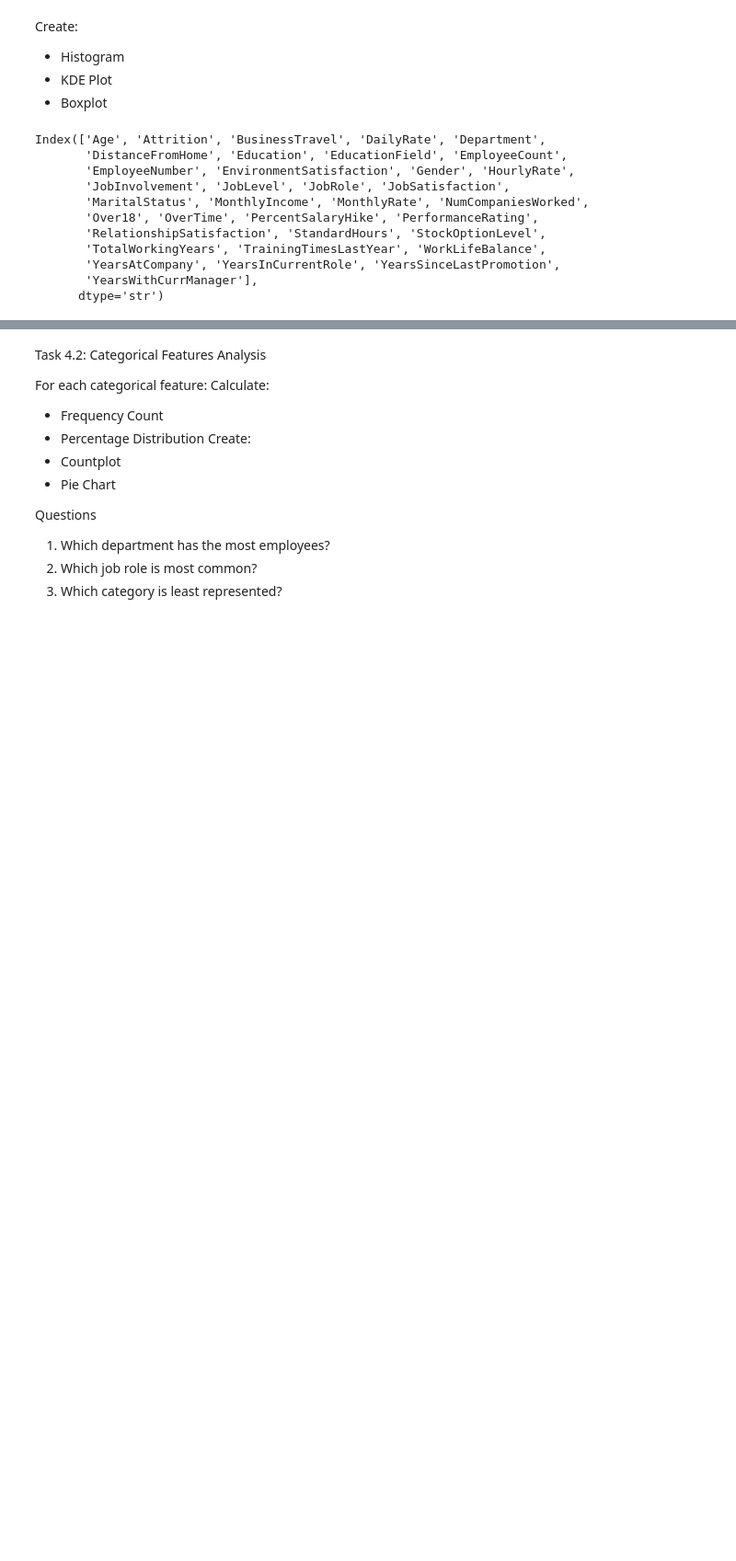
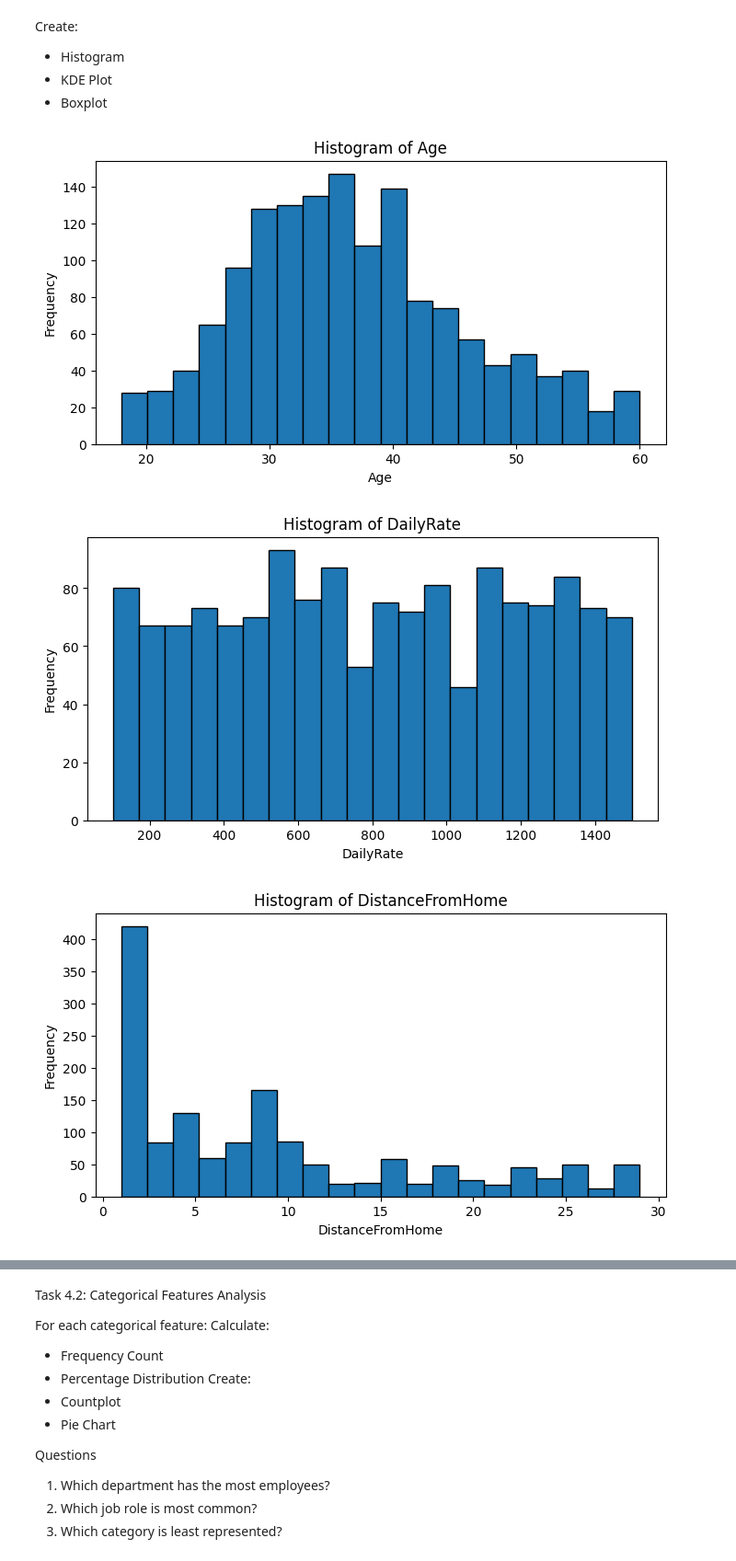
Before and after one commit to Devendrakumawat8089/ML, a Jupyter notebook: Advance Python 3/Assignment.ipynb, the cells around one changed output, grey strips where cells are left out. Shown at 92% size. Saved outputs shown, nothing was run; the diff lists cells and outputs as text; code cells hidden in the pictures; blank space fills up the shorter version.

```diff
--- a/Advance Python 3/Assignment.ipynb
+++ b/Advance Python 3/Assignment.ipynb
@@ -575,23 +579,11 @@ median_df[num_cols]
 # %% [markdown]
 mode for Categorical Columns
 # %%
-# mode_df = df.copy()
+mode_df = df.copy()
 
-# cat_cols = mode_df.select_dtypes(include=['object', 'category']).columns
+cat_cols = mode_df.select_dtypes(include=['object', 'category']).columns
 
-# for col in cat_cols:
-#     mode_df[col] = mode_df[col].fillna(mode_df[col].mode()[0])
-# print(mode_df[col])
-
-from sklearn.impute import SimpleImputer
-
-mode_imputer = SimpleImputer(
-    strategy='most_frequent'
-)
-
-df_mode = df.copy()
-
-df_mode[categorical_cols] = mode_imputer.fit_transform(
-    df_mode[categorical_cols]
-)
+for col in cat_cols:
+    mode_df[col] = mode_df[col].fillna(mode_df[col].mode()[0])
+print(mode_df[col])
 # %% [output]
@@ -695,17 +719,28 @@ Create:
 * Histogram
 * KDE Plot
 * Boxplot
-# %%
-df.columns
-# %% [output]
-Index(['Age', 'Attrition', 'BusinessTravel', 'DailyRate', 'Department',
-       'DistanceFromHome', 'Education', 'EducationField', 'EmployeeCount',
-       'EmployeeNumber', 'EnvironmentSatisfaction', 'Gender', 'HourlyRate',
-       'JobInvolvement', 'JobLevel', 'JobRole', 'JobSatisfaction',
-       'MaritalStatus', 'MonthlyIncome', 'MonthlyRate', 'NumCompaniesWorked',
-       'Over18', 'OverTime', 'PercentSalaryHike', 'PerformanceRating',
-       'RelationshipSatisfaction', 'StandardHours', 'StockOptionLevel',
-       'TotalWorkingYears', 'TrainingTimesLastYear', 'WorkLifeBalance',
-       'YearsAtCompany', 'YearsInCurrentRole', 'YearsSinceLastPromotion',
-       'YearsWithCurrManager'],
-      dtype='str')
+# %%
+# df.columns
+
+import matplotlib.pyplot as plt
+import seaborn as sns
+
+for col in numerical_cols:
+
+    plt.figure(figsize=(8,4))
+
+    plt.hist(
+        df[col],
+        bins=20,
+        edgecolor='black'
+    )
+
+    plt.title(f'Histogram of {col}')
+    plt.xlabel(col)
+    plt.ylabel('Frequency')
+
+    plt.show()
+# %% [output]
+[figure, added]
+[figure, added]
+[figure, added]
```
Also changed, not shown: parts of 25 cells of this notebook.
